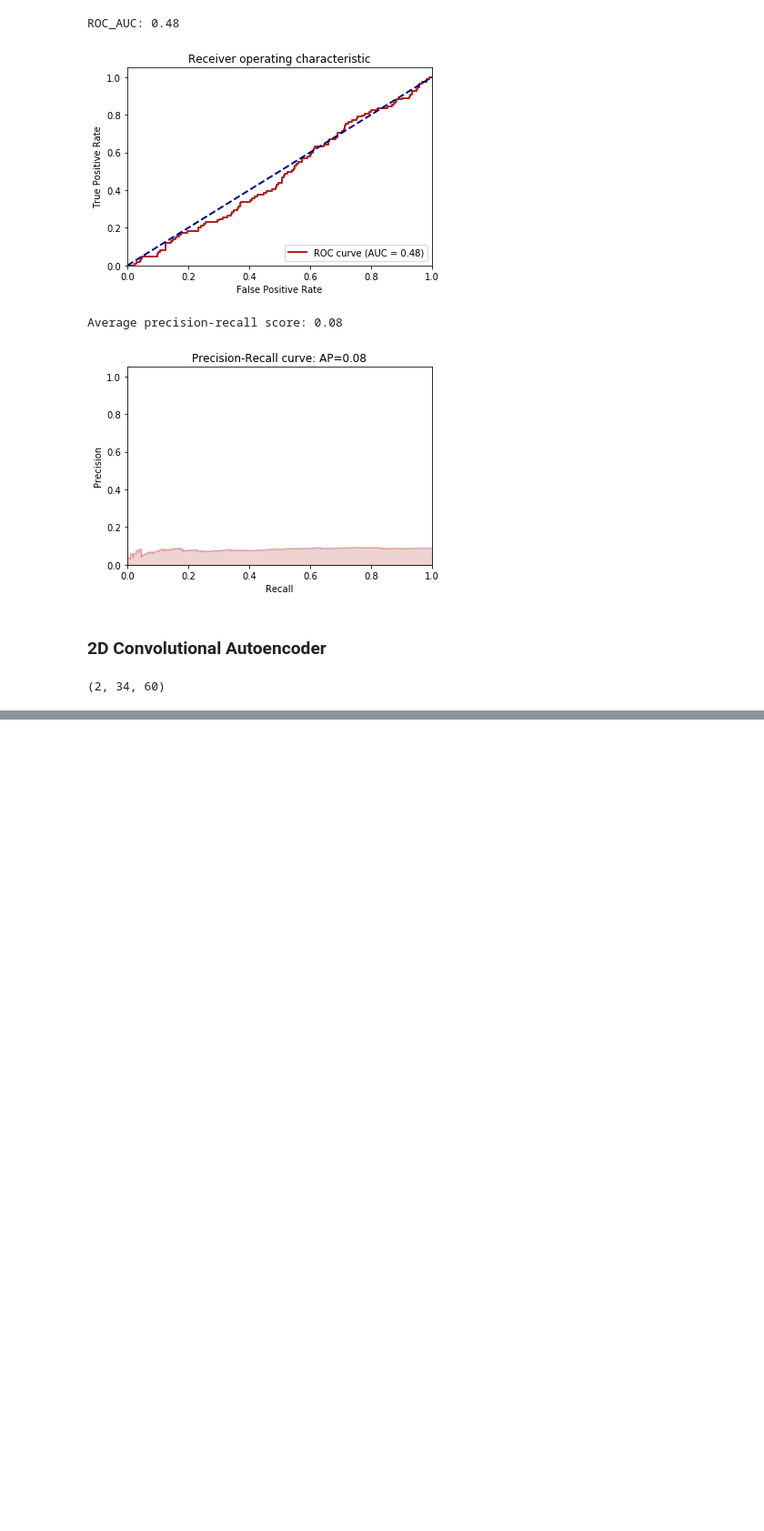
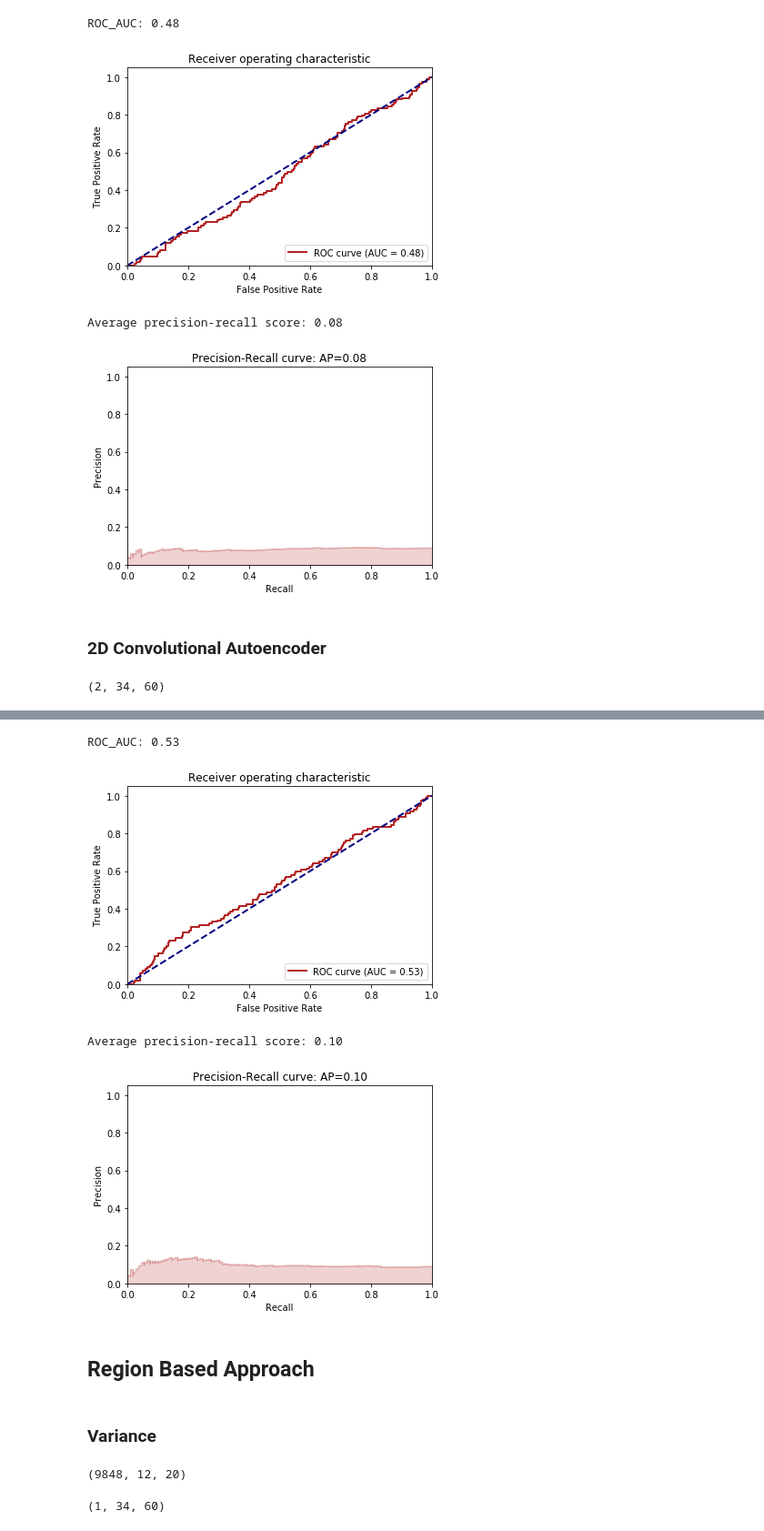
Before and after one commit to erenkopuz/FYP, a Jupyter notebook: video_processing/process_video.ipynb, the cells around one changed output, grey strips where cells are left out. Shown at 91% size. Saved outputs shown, nothing was run; the diff lists cells and outputs as text; code cells hidden in the pictures; blank space fills up the shorter version.

```diff
--- a/video_processing/process_video.ipynb
+++ b/video_processing/process_video.ipynb
@@ -715,0 +718,3 @@ np.save("grid_arrays/time_sec_count.npy", time_sec_count)
+# %%
+grids_flow     = np.zeros((num_scenes,int(round(frame_height)),int(round(frame_width)),2), dtype = np.float32)
+print(grids_flow.shape)
@@ -715,0 +723,12 @@ np.save("grid_arrays/time_sec_count.npy", time_sec_count)
+# %%
+cap = cv2.VideoCapture(videofile)
+
+assert cap.isOpened(), 'Cannot capture source'
+
+frameId = int(round(cap.get(1))) #current frame number, rounded b/c sometimes you get frame intervals which aren't integers...this adds a little imprecision but is likely good enough
+success,image1 = cap.read()
+
+
+prvs = cv2.cvtColor(image1,cv2.COLOR_BGR2GRAY)
+hsv = np.zeros_like(image1)
+hsv[...,1] = 255
@@ -1228 +1337,19 @@ Anomaly detected at :  67  mins  56  seconds
 Anomaly detected at :  68  mins  22  seconds
+# %%
+
+
+y_score_test = np.zeros((y_gt_test.shape[0]), dtype = np.float64)
+
+for i in range(y_score_test.shape[0]):
+    y_score_test[i] = max(error_df.reconstruction_error.values[clip_size*i:clip_size*(i+1)])
+# %%
+roc_auc, average_precision = calc_metrics(y_gt_test, y_score_test, display_graphs=True)
+# %% [output]
+ROC_AUC: 0.53
+[figure, added]
+Average precision-recall score: 0.10
+[figure, added]
+# %% [markdown]
+## Region Based Approach
+# %% [markdown]
+### Variance
@@ -1228,0 +1365,30 @@ Anomaly detected at :  68  mins  22  seconds
+# %%
+
+region_scores = np.zeros((X_test.shape[0],int(ceil(X_train.shape[2]/region_h)),int(ceil(X_train.shape[3]/region_w))), dtype = np.float64)
+region_scores.shape
+# %% [output]
+(9848, 12, 20)
+# %%
+mean_grid = np.mean(X_train, axis=0)
+print(mean_grid.shape)
+
+
+for i in range(int(ceil(X_train.shape[3]/region_w))): # horizontal index
+    for j in range(int(ceil(X_train.shape[2]/region_h))): # vertical index
+
+        X_train_r = X_train[:,:,region_h*j:region_h*(j+1),region_w*i:region_w*(i+1)]
+        X_test_r = X_test[:,:,region_h*j:region_h*(j+1),region_w*i:region_w*(i+1)]
+        # print('(',region_h*j,'-',region_h*(j+1),')   (',region_w*i,'-',region_w*(i+1),')')
+
+        mean_grid_r = mean_grid[:,region_h*j:region_h*(j+1),region_w*i:region_w*(i+1)]
+
+
+        ######################################################################
+
+
+        var = np.mean(np.amax(np.power(X_test_r - mean_grid_r, 2), axis=1), axis=(1,2))
+        error_df = pd.DataFrame({'variance': mse})
+
+        region_scores[:,j,i] = error_df.variance.values
+# %% [output]
+(1, 34, 60)
```
Also changed, not shown: parts of 32 cells of this notebook.
